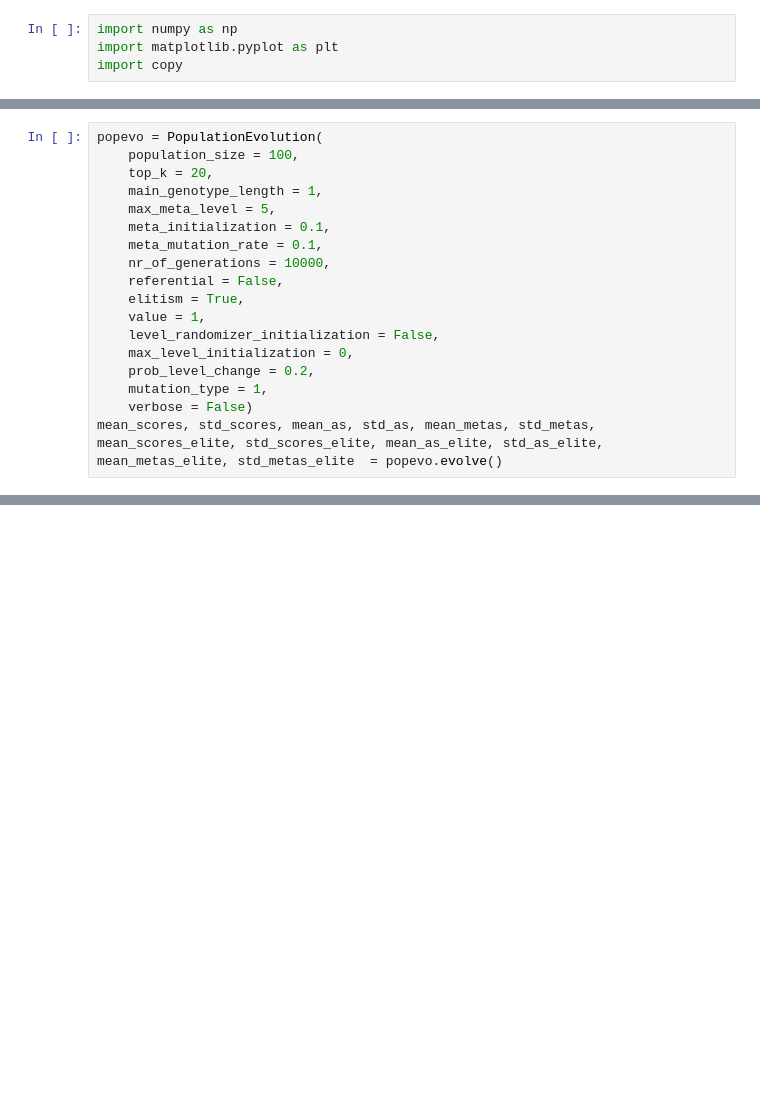
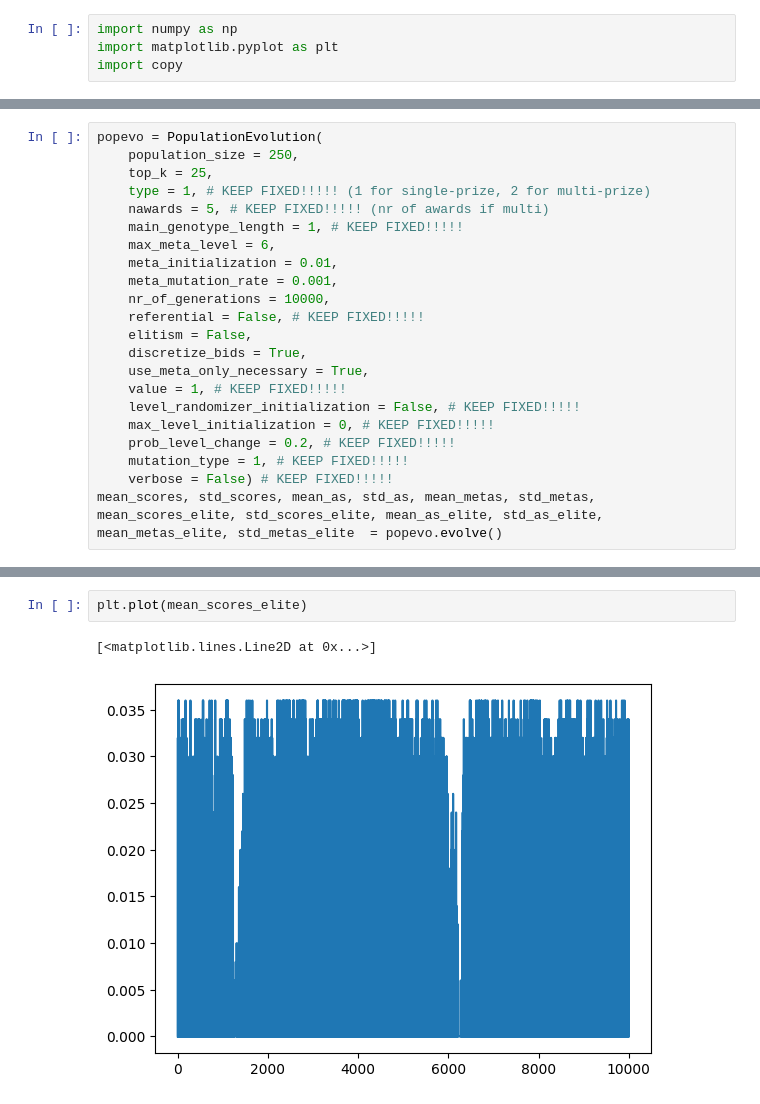
Before and after one commit to BGasperov/FERLUDE, a Jupyter notebook: code/Higher order mutation rates for an all-pay auction_N_players.ipynb, the cells around one changed output, grey strips where cells are left out. Drawn from its saved outputs; the diff is of its cells as text; blank space fills up the shorter version.

```diff
--- a/code/Higher order mutation rates for an all-pay auction_N_players.ipynb
+++ b/code/Higher order mutation rates for an all-pay auction_N_players.ipynb
@@ -233,20 +266,24 @@ class PopulationEvolution:
         return np.array(mean_scores), np.array(std_scores), np.array(mean_as), np.array(std_as), np.array(mean_metas), np.array(std_metas), np.array(mean_scores_elite), np.array(std_scores_elite), np.array(mean_as_elite), np.array(std_as_elite), np.array(mean_metas_elite), np.array(std_metas_elite)
 # %%
 popevo = PopulationEvolution(
-    population_size = 100,
-    top_k = 20,
-    main_genotype_length = 1,
-    max_meta_level = 5,
-    meta_initialization = 0.1,
-    meta_mutation_rate = 0.1,
+    population_size = 250,
+    top_k = 25,
+    type = 1, # KEEP FIXED!!!!! (1 for single-prize, 2 for multi-prize)
+    nawards = 5, # KEEP FIXED!!!!! (nr of awards if multi)
+    main_genotype_length = 1, # KEEP FIXED!!!!!
+    max_meta_level = 6,
+    meta_initialization = 0.01,
+    meta_mutation_rate = 0.001,
     nr_of_generations = 10000,
-    referential = False,
-    elitism = True,
-    value = 1,
-    level_randomizer_initialization = False,
-    max_level_initialization = 0,
-    prob_level_change = 0.2,
-    mutation_type = 1,
-    verbose = False)
+    referential = False, # KEEP FIXED!!!!!
+    elitism = False,
+    discretize_bids = True,
+    use_meta_only_necessary = True,
+    value = 1, # KEEP FIXED!!!!!
+    level_randomizer_initialization = False, # KEEP FIXED!!!!!
+    max_level_initialization = 0, # KEEP FIXED!!!!!
+    prob_level_change = 0.2, # KEEP FIXED!!!!!
+    mutation_type = 1, # KEEP FIXED!!!!!
+    verbose = False) # KEEP FIXED!!!!!
 mean_scores, std_scores, mean_as, std_as, mean_metas, std_metas, mean_scores_elite, std_scores_elite, mean_as_elite, std_as_elite, mean_metas_elite, std_metas_elite  = popevo.evolve()
 # %% [output]
@@ -381,0 +420,5 @@ Mean elite score, 1st population:  0.013891556112158216
+# %%
+plt.plot(mean_scores_elite)
+# %% [output]
+[<matplotlib.lines.Line2D at 0x...>]
+[figure, added]
```
Also changed, not shown: parts of 5 cells of this notebook.
